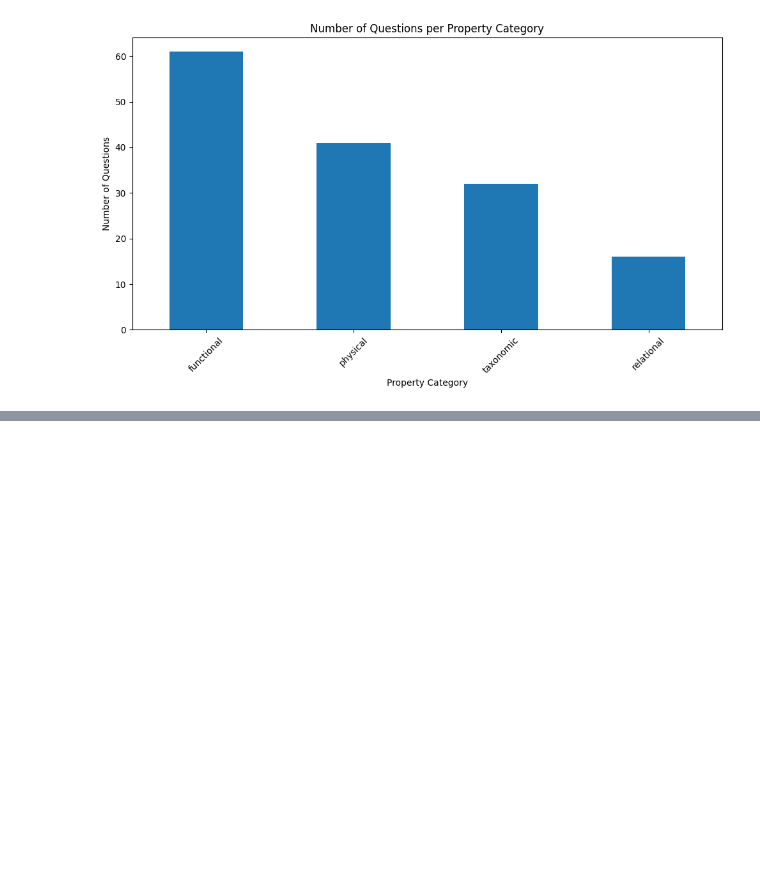
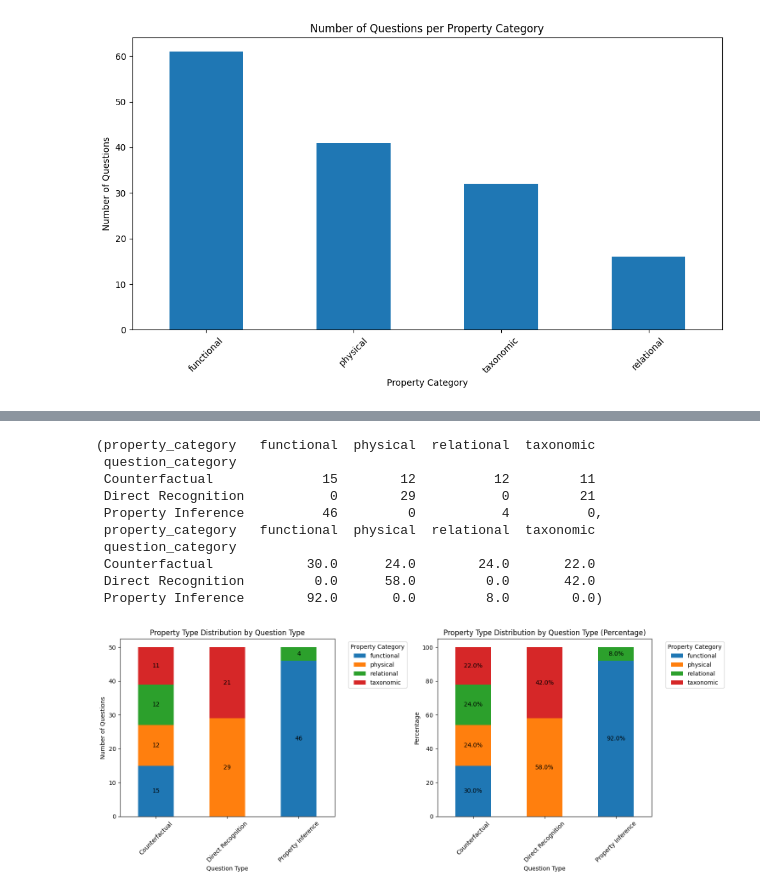
Before and after one commit to AbhishekKolari/ORBIT, a Jupyter notebook: analyse_results.ipynb, the cells around one changed output, grey strips where cells are left out. Saved outputs shown, nothing was run; the diff lists cells and outputs as text; code cells hidden in the pictures; blank space fills up the shorter version.

```diff
--- a/analyse_results.ipynb
+++ b/analyse_results.ipynb
@@ -771,3 +868,68 @@ physical              41       27.33
 taxonomic             32       21.33
 relational            16       10.67
 [figure]
+# %%
+def plot_property_distribution_by_question_type(results_file):
+    """Analyze and plot the distribution of property types across question types."""
+    results = load_results(results_file)
+    df = pd.DataFrame(results)
+
+    # Create mapping from question_id to question category
+    question_category_map = {
+        'Q1': 'Direct Recognition',
+        'Q2': 'Property Inference',
+        'Q3': 'Counterfactual'
+    }
+
+    # Add question category column based on question_id
+    df['question_category'] = df['question_id'].map(question_category_map)
+
+    # Create a cross-tabulation of question types and property categories
+    cross_tab = pd.crosstab(df['question_category'], df['property_category'])
+
+    # Calculate percentages for each question type
+    cross_tab_pct = cross_tab.div(cross_tab.sum(axis=1), axis=0) * 100
+
+    # Create the plot
+    fig, (ax1, ax2) = plt.subplots(1, 2, figsize=(15, 6))
+
+    # 1. Stacked bar chart
+    cross_tab.plot(kind='bar', stacked=True, ax=ax1)
+    ax1.set_title('Property Type Distribution by Question Type')
+    ax1.set_xlabel('Question Type')
+    ax1.set_ylabel('Number of Questions')
+    ax1.legend(title='Property Category', bbox_to_anchor=(1.05, 1), loc='upper left')
+    ax1.tick_params(axis='x', rotation=45)
+
+    # Add count labels to the stacked bars
+    for c in ax1.containers:
+        labels = [f'{int(v)}' if v > 0 else '' for v in c.datavalues]
+        ax1.bar_label(c, labels=labels, label_type='center')
+
+    # 2. Stacked percentage bar chart
+    cross_tab_pct.plot(kind='bar', stacked=True, ax=ax2)
+    ax2.set_title('Property Type Distribution by Question Type (Percentage)')
+    ax2.set_xlabel('Question Type')
+    ax2.set_ylabel('Percentage')
+    ax2.legend(title='Property Category', bbox_to_anchor=(1.05, 1), loc='upper left')
+    ax2.tick_params(axis='x', rotation=45)
+
+    # Add percentage labels to the stacked bars
+    for c in ax2.containers:
+        labels = [f'{v:.1f}%' if v > 5 else '' for v in c.datavalues]
+        ax2.bar_label(c, labels=labels, label_type='center')
+
+    plt.tight_layout()
+    # plt.savefig('property_distribution_by_question_type.png', bbox_inches='tight', dpi=300)
+    # plt.close()
+
+    # Print the numerical distribution
+    print("\nProperty Type Distribution by Question Type:")
+    print(cross_tab)
+    print("\nProperty Type Distribution by Question Type (Percentage):")
+    print(cross_tab_pct.round(2))
+
+    return cross_tab, cross_tab_pct
+
+plot_property_distribution_by_question_type('/var/scratch/ave303/OP_bench/InternVL3_results_8b.json')
+# %% [output]
@@ -773,0 +949,11 @@ relational            16       10.67
+(property_category   functional  physical  relational  taxonomic
+ question_category
+ Counterfactual              15        12          12         11
+ Direct Recognition           0        29           0         21
+ Property Inference          46         0           4          0,
+ property_category   functional  physical  relational  taxonomic
+ question_category
+ Counterfactual            30.0      24.0        24.0       22.0
+ Direct Recognition         0.0      58.0         0.0       42.0
+ Property Inference        92.0       0.0         8.0        0.0)
+[figure, added]
```
Also changed, not shown: parts of 16 cells of this notebook, 21 other files.
